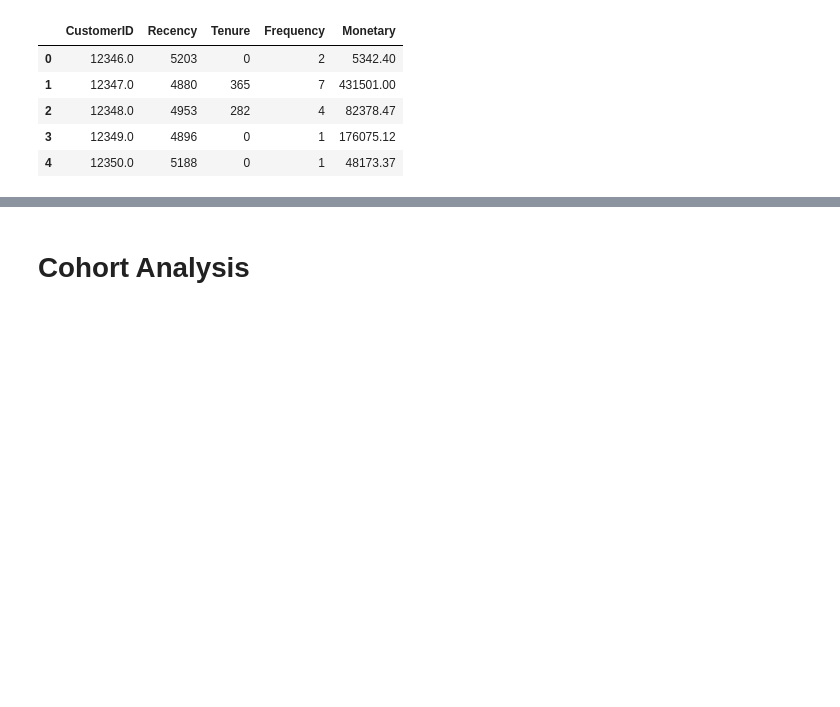
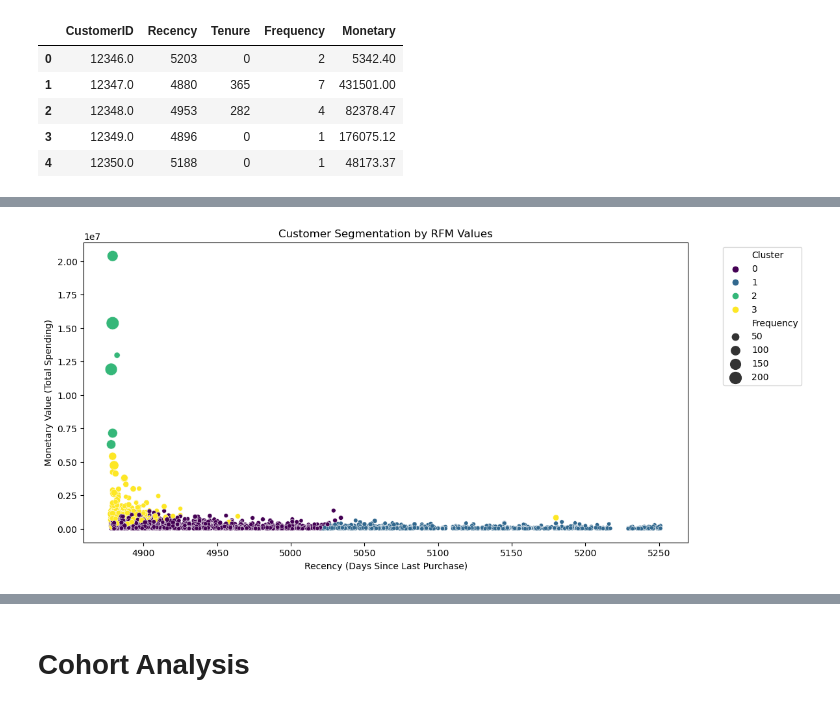
Before and after one commit to Emerald-GitHub/Eshop-pro-cohort-analysis, a Jupyter notebook: notebook/Eshop-pro-cohort-analysis.ipynb, the cells around one changed output, grey strips where cells are left out. Cells and saved outputs as stored; diff of their text form; code cells hidden in the pictures; blank space fills up the shorter version.

```diff
--- a/notebook/Eshop-pro-cohort-analysis.ipynb
+++ b/notebook/Eshop-pro-cohort-analysis.ipynb
@@ -246,0 +251,5 @@ plt.show()
+# %%
+# K-Means Clustering with Optimal k (typically 3-4)
+optimal_k = 4
+kmeans = KMeans(n_clusters=optimal_k, random_state=42, n_init='auto')
+rfm['Cluster'] = kmeans.fit_predict(scaled_features)
@@ -246,0 +275,19 @@ plt.show()
+# %%
+# Visualization
+plt.figure(figsize=(12, 6))
+sns.scatterplot(
+    x='Recency',
+    y='Monetary',
+    hue='Cluster',
+    data=rfm,
+    palette='viridis',
+    size='Frequency',
+    sizes=(20, 200)
+)
+plt.title('Customer Segmentation by RFM Values')
+plt.xlabel('Recency (Days Since Last Purchase)')
+plt.ylabel('Monetary Value (Total Spending)')
+plt.legend(bbox_to_anchor=(1.05, 1), loc='upper left')
+plt.show()
+# %% [output]
+[figure, added]
```
Also changed, not shown: parts of 15 cells of this notebook, 1 other file.
